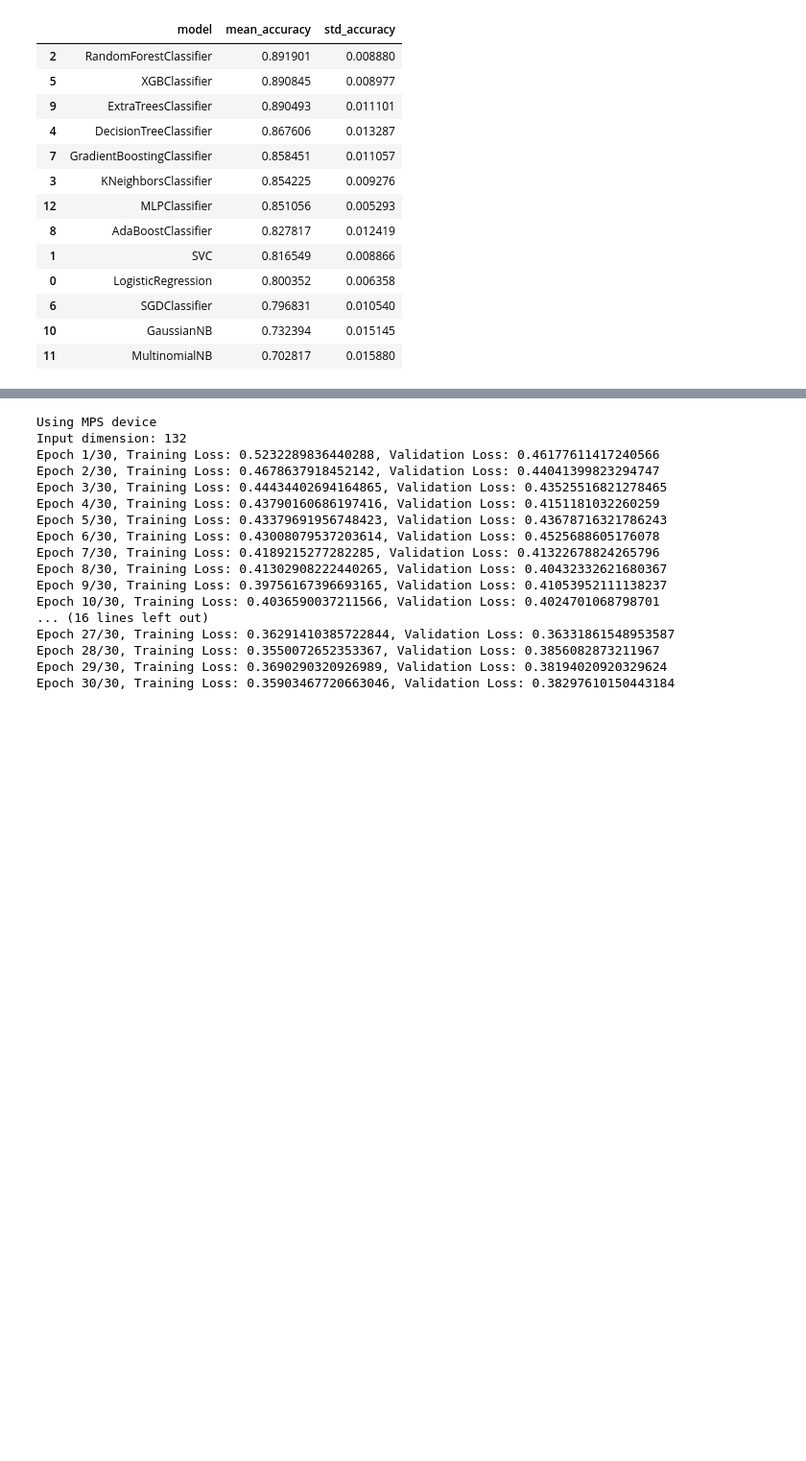
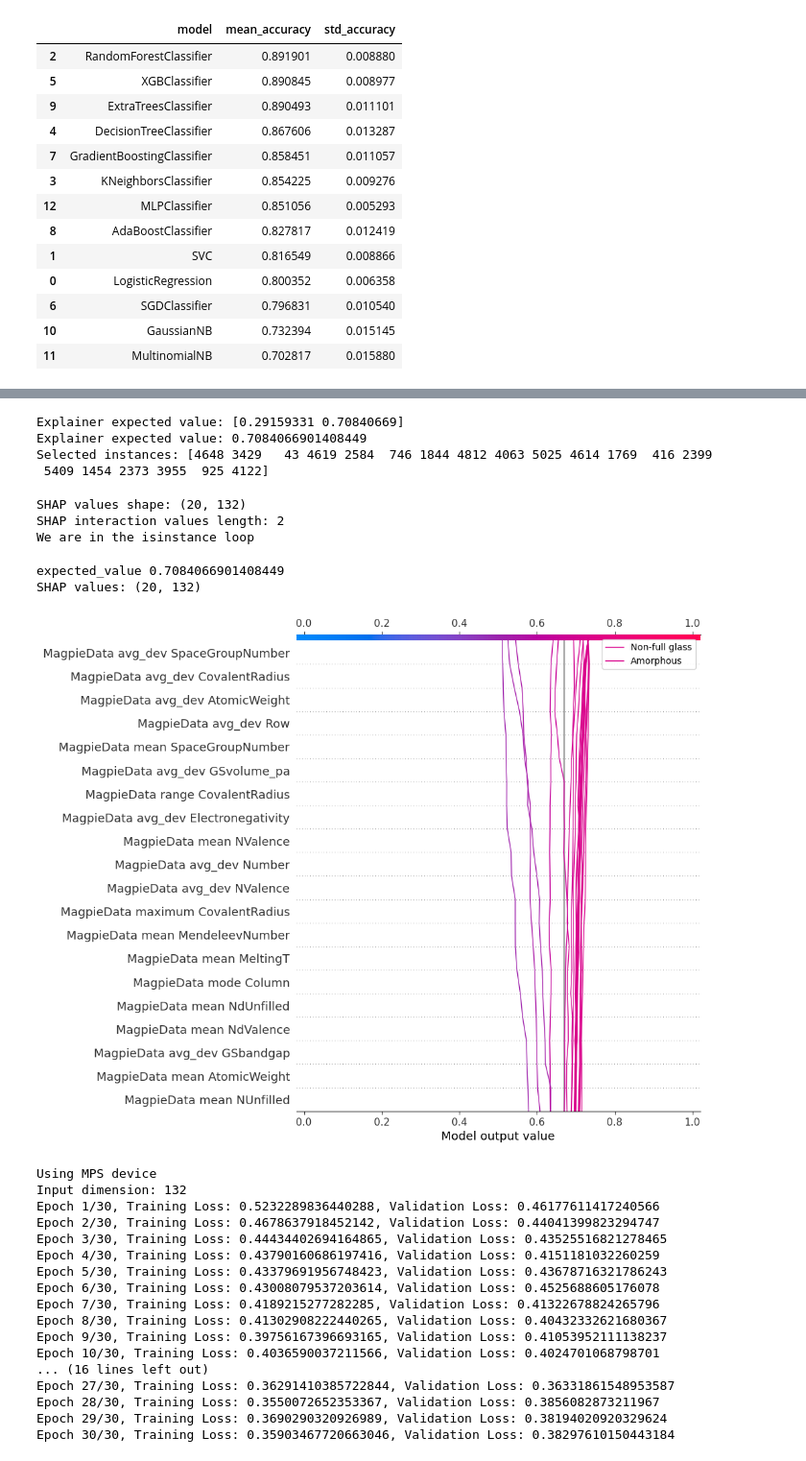
Before and after one commit to abhi0raj/Amorphous-classifier, a Jupyter notebook: main.ipynb, the cells around one changed output, grey strips where cells are left out. Shown at 96% size. Drawn from its saved outputs; the diff is of its cells as text; code cells hidden in the pictures; blank space fills up the shorter version.

```diff
--- a/main.ipynb
+++ b/main.ipynb
@@ -463,3 +457,56 @@ NameError: name 'random_forest' is not defined
+# %%
+import warnings
+
+explainer = shap.TreeExplainer(test_mod)
+expected_value = explainer.expected_value
+print(f"Explainer expected value: {expected_value}")
+expected_value = expected_value[1]
+print(f"Explainer expected value: {expected_value}")
+
+
+#if isinstance(expected_value, list):
+#    expected_value = expected_value[1]
+#    print("We are in the isinstance loop")
+#print(f"Explainer expected value: {expected_value}")
+
+#select 20 random instances from the test set
+select = np.random.choice(X_test.index, 20, replace=False)
+print(f"Selected instances: {select}")
+
+features = X_test.loc[select]
+
+#select = range(20)
+#features = X_test.iloc[select]
+#drop composition gfa composition_pmg from featurised_data so it is the same dimensions as X_test
+plot_data = featurised_data.drop(columns=["gfa", "composition_pmg", "composition"])
+features_display = plot_data.loc[features.index]
+# %% [output]
+Explainer expected value: [0.29159331 0.70840669]
+Explainer expected value: 0.7084066901408449
+Selected instances: [4648 3429   43 4619 2584  746 1844 4812 4063 5025 4614 1769  416 2399
+ 5409 1454 2373 3955  925 4122]
+# %%
+with warnings.catch_warnings():
+    warnings.simplefilter("ignore")
+    shap_values = explainer.shap_values(features)[1]
+    shap_interaction_values = explainer.shap_interaction_values(features)
+    print(f"SHAP values shape: {shap_values.shape}")
+    print(f"SHAP interaction values length: {len(shap_interaction_values)}")
+if isinstance(shap_interaction_values, list):
+    shap_interaction_values = shap_interaction_values[1]
+    print("We are in the isinstance loop")
+# %% [output]
+SHAP values shape: (20, 132)
+SHAP interaction values length: 2
+We are in the isinstance loop
+# %%
+print("expected_value", expected_value)
+print(f"SHAP values: {shap_values.shape}")
+shap.decision_plot(expected_value, shap_values, plot_data, link='logit' , legend_labels = ['Non-full glass', 'Amorphous'])
+# %% [output]
+expected_value 0.7084066901408449
+SHAP values: (20, 132)
+[figure, added]
 # %%
 # pytorch neural network
 import torch
```
Also changed, not shown: parts of 6 cells of this notebook.
